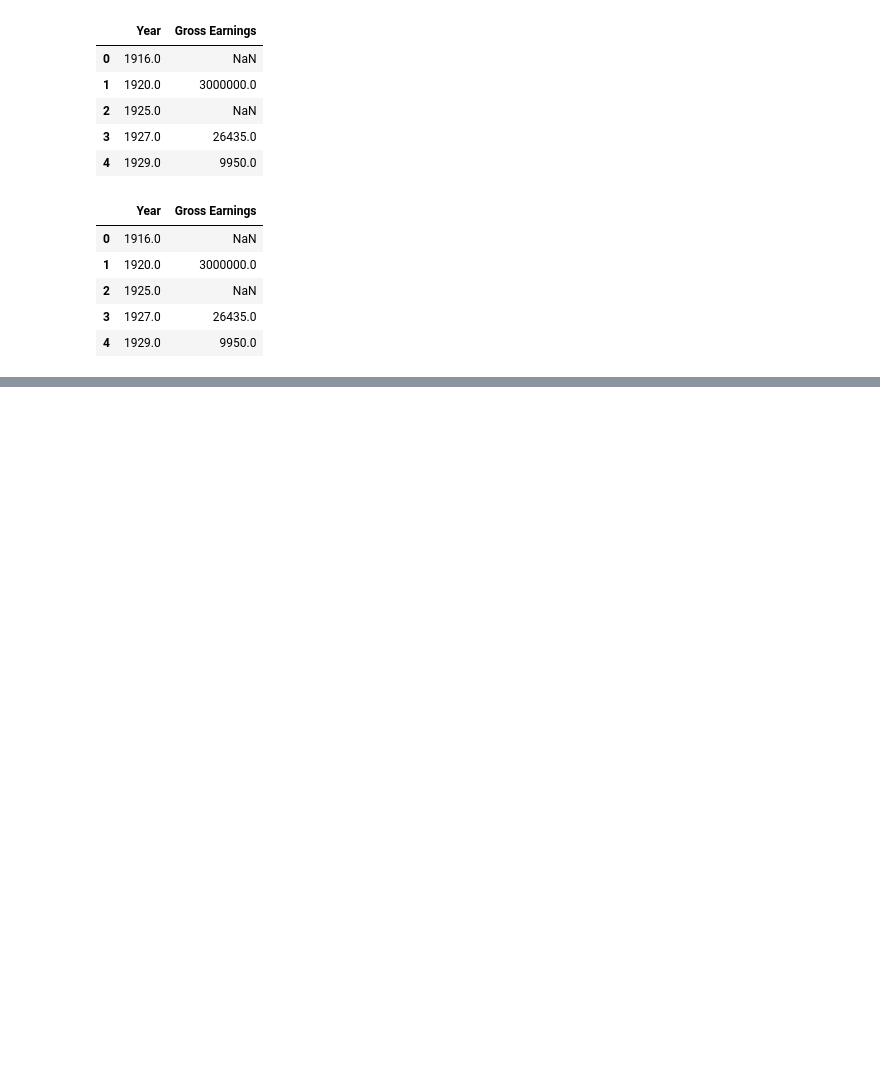
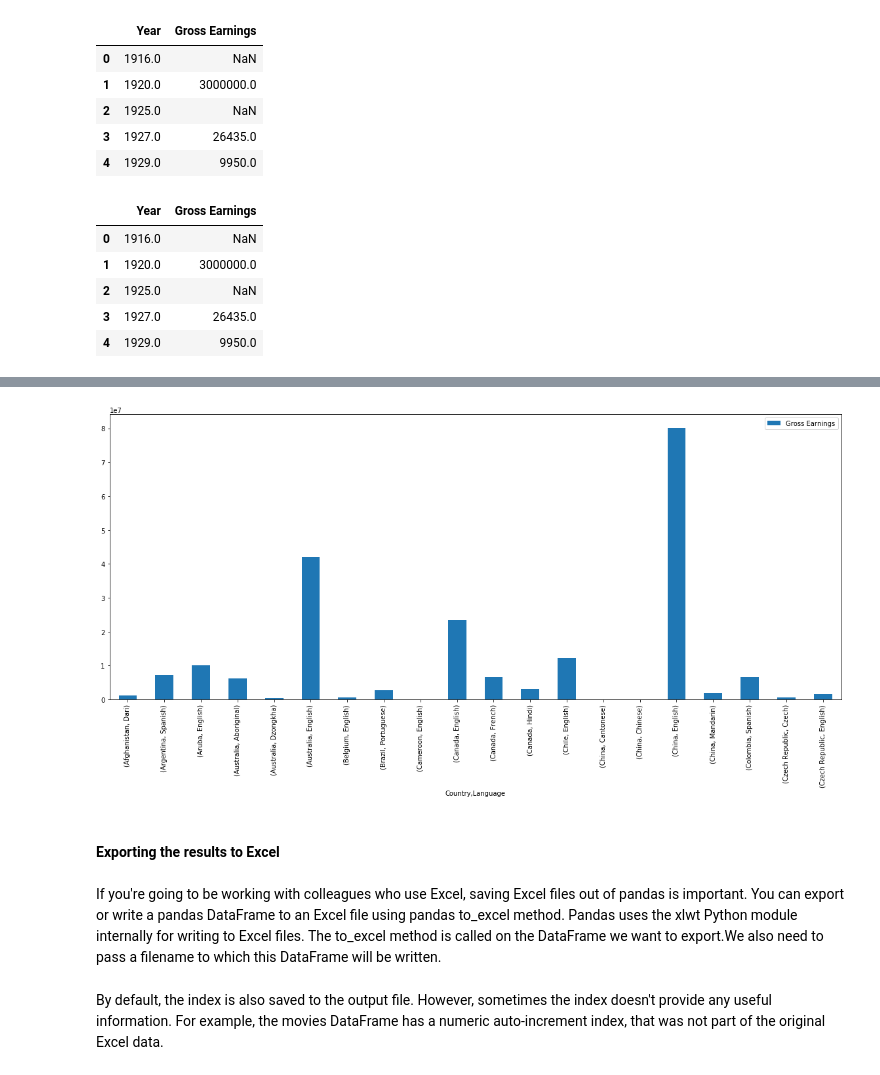
Before and after one commit to abhashkumar/python_numpy_pandas, a Jupyter notebook: Using_Excel_With_Pandas.ipynb, the cells around one changed output, grey strips where cells are left out. Saved outputs shown, nothing was run; the diff lists cells and outputs as text; code cells hidden in the pictures; blank space fills up the shorter version.

```diff
--- a/Using_Excel_With_Pandas.ipynb
+++ b/Using_Excel_With_Pandas.ipynb
@@ -369,0 +420,3 @@ movies.loc[:,['Year', 'Gross Earnings']].head()
+# %%
+movies_subset = movies[['Country', 'Language', 'Gross Earnings']]
+movies_subset.head()
@@ -369,0 +430,3 @@ movies.loc[:,['Year', 'Gross Earnings']].head()
+# %%
+earnings_by_co_lang = movies_subset.pivot_table(index=['Country', 'Language'])
+earnings_by_co_lang.head()
@@ -369,0 +441,9 @@ movies.loc[:,['Year', 'Gross Earnings']].head()
+# %%
+earnings_by_co_lang.head(20).plot(kind='bar', figsize=(20,8))
+plt.show()
+# %% [output]
+[figure, added]
+# %% [markdown]
+#### Exporting the results to Excel
+# %% [markdown]
+If you're going to be working with colleagues who use Excel, saving Excel files out of pandas is important. You can export or write a pandas DataFrame to an Excel file using pandas to_excel method. Pandas uses the xlwt Python module internally for writing to Excel files. The to_excel method is called on the DataFrame we want to export.We also need to pass a filename to which this DataFrame will be written.
@@ -369,0 +452,2 @@ movies.loc[:,['Year', 'Gross Earnings']].head()
+# %% [markdown]
+By default, the index is also saved to the output file. However, sometimes the index doesn't provide any useful information. For example, the movies DataFrame has a numeric auto-increment index, that was not part of the original Excel data.
```
Also changed, not shown: parts of 21 cells of this notebook.
